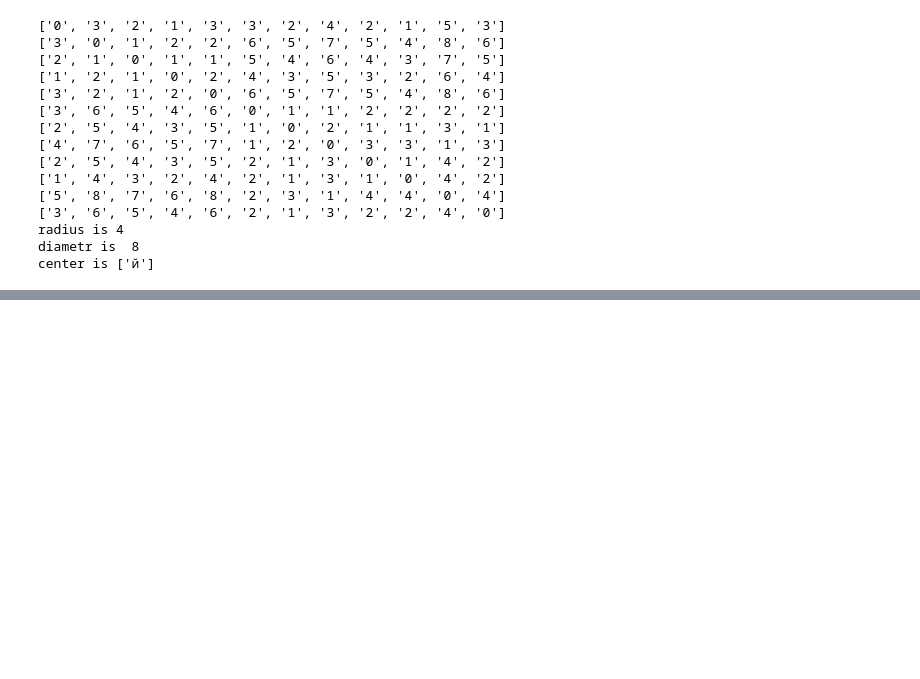
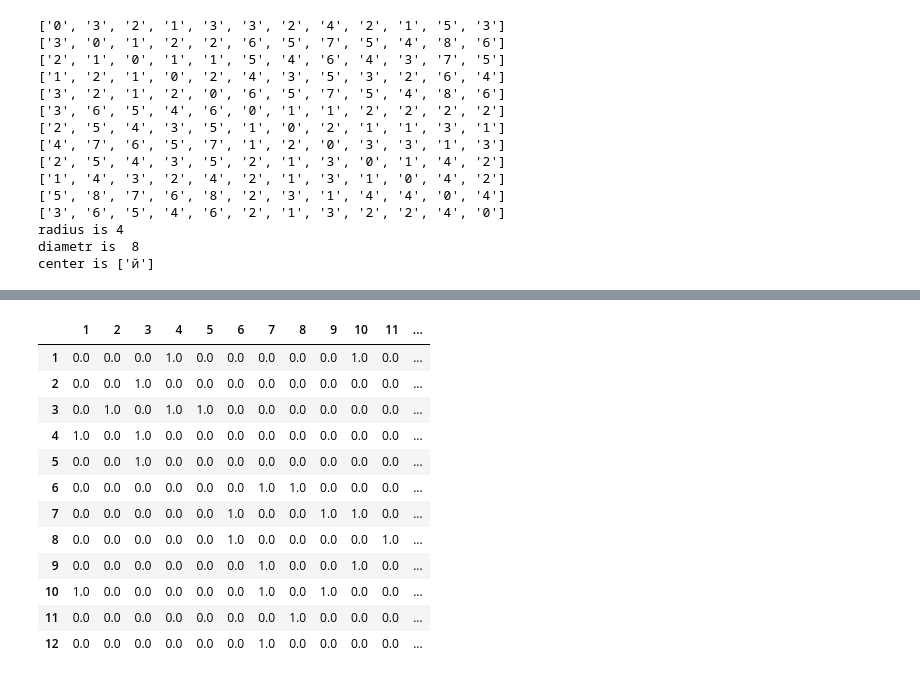
Before and after one commit to MihGok/Graphs, a Jupyter notebook: GraphsTheory7.ipynb, the cells around one changed output, grey strips where cells are left out. Cells and saved outputs as stored; diff of their text form; code cells hidden in the pictures; blank space fills up the shorter version.

```diff
--- a/GraphsTheory7.ipynb
+++ b/GraphsTheory7.ipynb
@@ -83,13 +49,13 @@ radius is 4
 diametr is  8
 center is ['й']
 # %%
-def create(ways):
-  ms = ['а','б','в','г','д','е','ж','з','и','й','к','л']
-  matr = np.zeros((12,)*2)
-  for way in ways:
-    start = ms.index(way[0])
-    end = ms.index(way[1])
-    matr[start][end] = 1
-  return matr
-matrix = create(list_edges)
-print(matrix)
+def letters_to_numbers(ways):
+  nods = ['а','б','в','г','д','е','ж','з','и','й','к','л']
+  matrix =(np.zeros(144,dtype = int).reshape(12,12))
+  for elem in ways:
+    start = nods.index(elem[0])
+    end = nods.index(elem[1])
+    matrix[start][end]=1
+  for i in range(12):
+    matrix[i][i] = 0
+  return np.array(matrix)
@@ -109,7 +61,0 @@ print(matrix)
-# %%
-all_matr = []
-for r in range(1,nx.diameter(graph)+1):
-  cur = np.linalg.matrix_power(matrix,r)
-  print(cur,"\n\n")
-  all_matr.append(cur)
-print([min(h) for h in sum(all_matr)])
@@ -133,0 +62,3 @@ print([min(h) for h in sum(all_matr)])
+# %%
+base = letters_to_numbers(list_edges)
+print(base)
@@ -133,0 +78,8 @@ print([min(h) for h in sum(all_matr)])
+# %%
+all_matr = []
+for i in range(1,nx.diameter(graph)+1):
+  all_matr.append(np.linalg.matrix_power(base,i))
+  cur = np.linalg.matrix_power(base,i)
+  df = (pd.DataFrame(data = cur,index = [i for i in range(1,13)],columns = [i for i in range(1,13)]))
+  print(df)
+  print("\n\n\n")
@@ -133,0 +104,17 @@ print([min(h) for h in sum(all_matr)])
+# %%
+df = pd.DataFrame(data = base,index = [i for i in range(1,13)],columns = [i for i in range(1,13)])
+df
+# %% [output]
+|  | 1 | 2 | 3 | 4 | 5 | 6 | 7 | 8 | 9 | 10 | 11 | ... |
+| 1 | 0.0 | 0.0 | 0.0 | 1.0 | 0.0 | 0.0 | 0.0 | 0.0 | 0.0 | 1.0 | 0.0 | ... |
+| 2 | 0.0 | 0.0 | 1.0 | 0.0 | 0.0 | 0.0 | 0.0 | 0.0 | 0.0 | 0.0 | 0.0 | ... |
+| 3 | 0.0 | 1.0 | 0.0 | 1.0 | 1.0 | 0.0 | 0.0 | 0.0 | 0.0 | 0.0 | 0.0 | ... |
+| 4 | 1.0 | 0.0 | 1.0 | 0.0 | 0.0 | 0.0 | 0.0 | 0.0 | 0.0 | 0.0 | 0.0 | ... |
+| 5 | 0.0 | 0.0 | 1.0 | 0.0 | 0.0 | 0.0 | 0.0 | 0.0 | 0.0 | 0.0 | 0.0 | ... |
+| 6 | 0.0 | 0.0 | 0.0 | 0.0 | 0.0 | 0.0 | 1.0 | 1.0 | 0.0 | 0.0 | 0.0 | ... |
+| 7 | 0.0 | 0.0 | 0.0 | 0.0 | 0.0 | 1.0 | 0.0 | 0.0 | 1.0 | 1.0 | 0.0 | ... |
+| 8 | 0.0 | 0.0 | 0.0 | 0.0 | 0.0 | 1.0 | 0.0 | 0.0 | 0.0 | 0.0 | 1.0 | ... |
+| 9 | 0.0 | 0.0 | 0.0 | 0.0 | 0.0 | 0.0 | 1.0 | 0.0 | 0.0 | 1.0 | 0.0 | ... |
+| 10 | 1.0 | 0.0 | 0.0 | 0.0 | 0.0 | 0.0 | 1.0 | 0.0 | 1.0 | 0.0 | 0.0 | ... |
+| 11 | 0.0 | 0.0 | 0.0 | 0.0 | 0.0 | 0.0 | 0.0 | 1.0 | 0.0 | 0.0 | 0.0 | ... |
+| 12 | 0.0 | 0.0 | 0.0 | 0.0 | 0.0 | 0.0 | 1.0 | 0.0 | 0.0 | 0.0 | 0.0 | ... |
```
Also changed, not shown: parts of 9 cells of this notebook.
